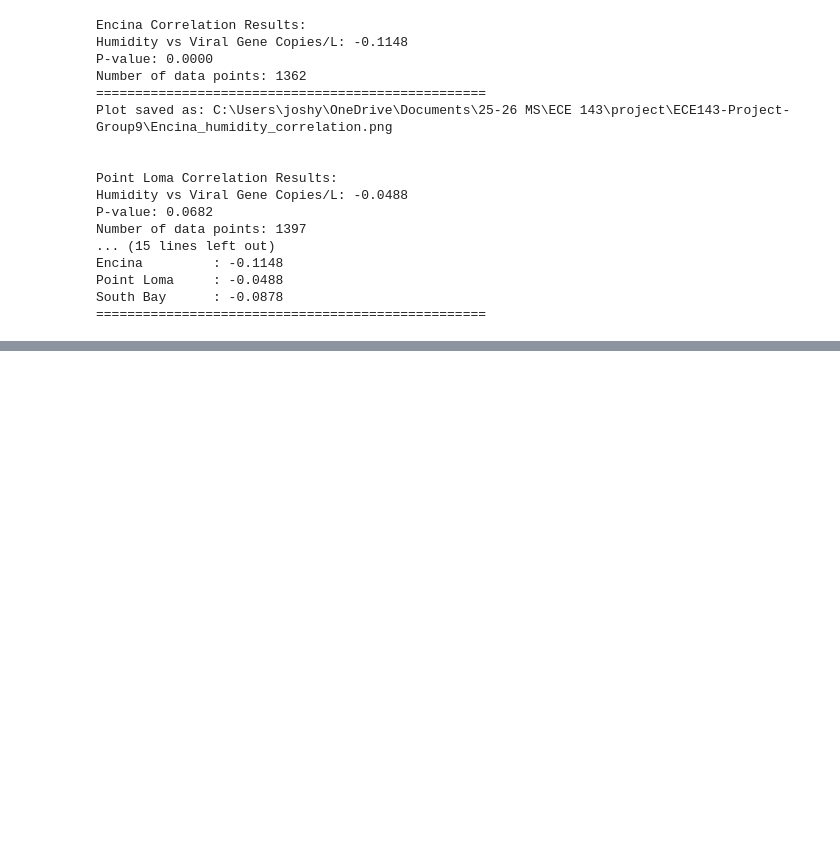
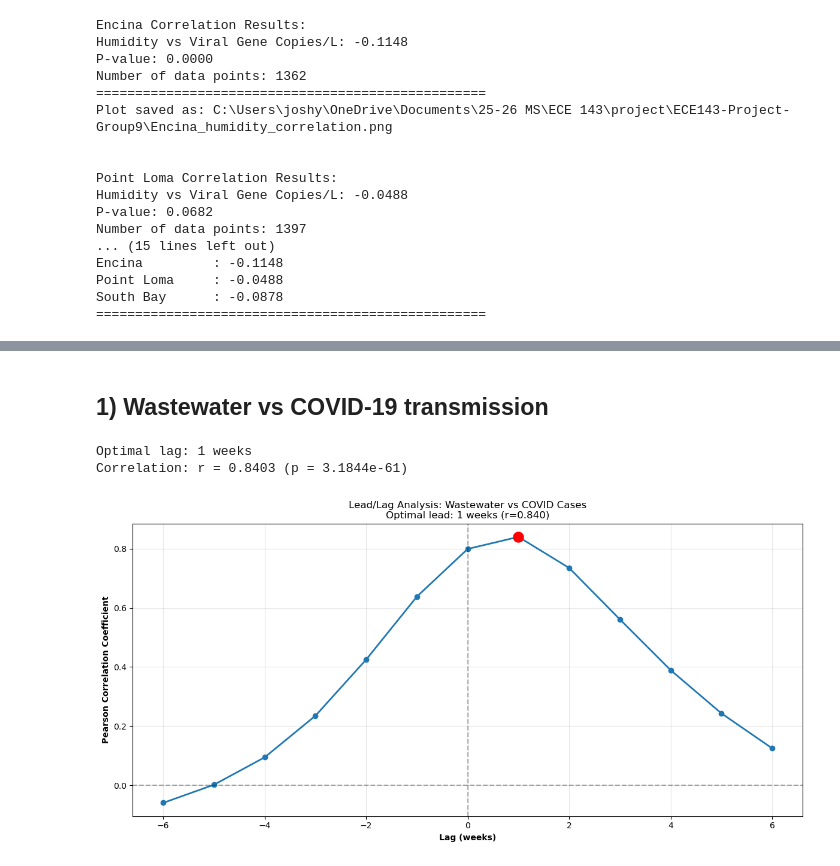
Before and after one commit to jpark0818/ECE143-Project-Group9, a Jupyter notebook: combined_submission.ipynb, the cells around one changed output, grey strips where cells are left out. Drawn from its saved outputs; the diff is of its cells as text; code cells hidden in the pictures; blank space fills up the shorter version.

Commit message:
update submission nb with final covid viz --Akalantri

```diff
--- a/combined_submission.ipynb
+++ b/combined_submission.ipynb
@@ -571,0 +574,2 @@ South Bay      : -0.0878
+# %% [markdown]
+## 1) Wastewater vs COVID-19 transmission
@@ -571,0 +592,76 @@ South Bay      : -0.0878
+# %%
+# Aggregate daily wastewater to weekly averages
+# For each COVID week, calculate mean of daily z-scores within that week period
+weekly_wastewater = []
+for _, row in covid.iterrows():
+    week_start = row['Wk Start']
+    week_end = row['WkEndActual']
+    mask = (wastewater.index >= week_start) & (wastewater.index <= week_end)
+    week_data = wastewater.loc[mask, 'zscore']
+    if len(week_data) > 0:
+        weekly_wastewater.append({
+            'WkEndActual': week_end,
+            'wastewater_zscore': week_data.mean()
+        })
+
+wastewater_weekly = pd.DataFrame(weekly_wastewater)
+# %%
+# Merge wastewater and COVID data on week end dates
+merged = pd.merge(
+    covid[['WkEndActual', 'Cases']],
+    wastewater_weekly,
+    on='WkEndActual',
+    how='inner'
+)
+# %%
+# Calculate correlation at different lag times
+# Negative lag: wastewater from past weeks vs current COVID
+# Zero lag: simultaneous correlation
+# Positive lag: current wastewater vs past COVID
+
+lag_correlations = {}
+for lag in range(-6, 7):
+    shifted_wastewater = merged['wastewater_zscore'].shift(-lag)
+    valid = ~(shifted_wastewater.isna() | merged['Cases'].isna())
+
+    if valid.sum() > 10:
+        corr, pval = pearsonr(shifted_wastewater[valid], merged.loc[valid, 'Cases'])
+        lag_correlations[lag] = {'corr': corr, 'pval': pval}
+
+lag_df = pd.DataFrame([
+    {'lag_weeks': lag, 'correlation': results['corr'], 'p_value': results['pval']}
+    for lag, results in lag_correlations.items()
+])
+
+# Find optimal lag (highest absolute correlation)
+optimal_idx = lag_df['correlation'].abs().idxmax()
+optimal_lag = lag_df.loc[optimal_idx, 'lag_weeks']
+optimal_corr = lag_df.loc[optimal_idx, 'correlation']
+optimal_p = lag_df.loc[optimal_idx, 'p_value']
+
+print(f"Optimal lag: {optimal_lag} weeks")
+print(f"Correlation: r = {optimal_corr:.4f} (p = {optimal_p:.4e})")
+if optimal_lag < 0:
+    print(f"Wastewater leads COVID by {abs(optimal_lag)} weeks")
+# %% [output]
+Optimal lag: 1 weeks
+Correlation: r = 0.8403 (p = 3.1844e-61)
+# %%
+# Visualization: Lead/Lag Correlation Plot
+fig, ax = plt.subplots(figsize=(12, 6))
+
+ax.plot(lag_df['lag_weeks'], lag_df['correlation'], 'o-', linewidth=2, markersize=6)
+ax.scatter([optimal_lag], [optimal_corr], color='red', s=150, zorder=5)
+ax.axhline(0, color='black', linestyle='--', alpha=0.3)
+ax.axvline(0, color='black', linestyle='--', alpha=0.3)
+
+ax.set_xlabel('Lag (weeks)', fontweight='bold')
+ax.set_ylabel('Pearson Correlation Coefficient', fontweight='bold')
+ax.set_title(f'Lead/Lag Analysis: Wastewater vs COVID Cases\n'
+             f'Optimal lead: {abs(optimal_lag)} weeks (r={optimal_corr:.3f})')
+ax.grid(True, alpha=0.3)
+
+plt.tight_layout()
+plt.show()
+# %% [output]
+[figure, added]
```
Also changed, not shown: parts of 20 cells of this notebook.
